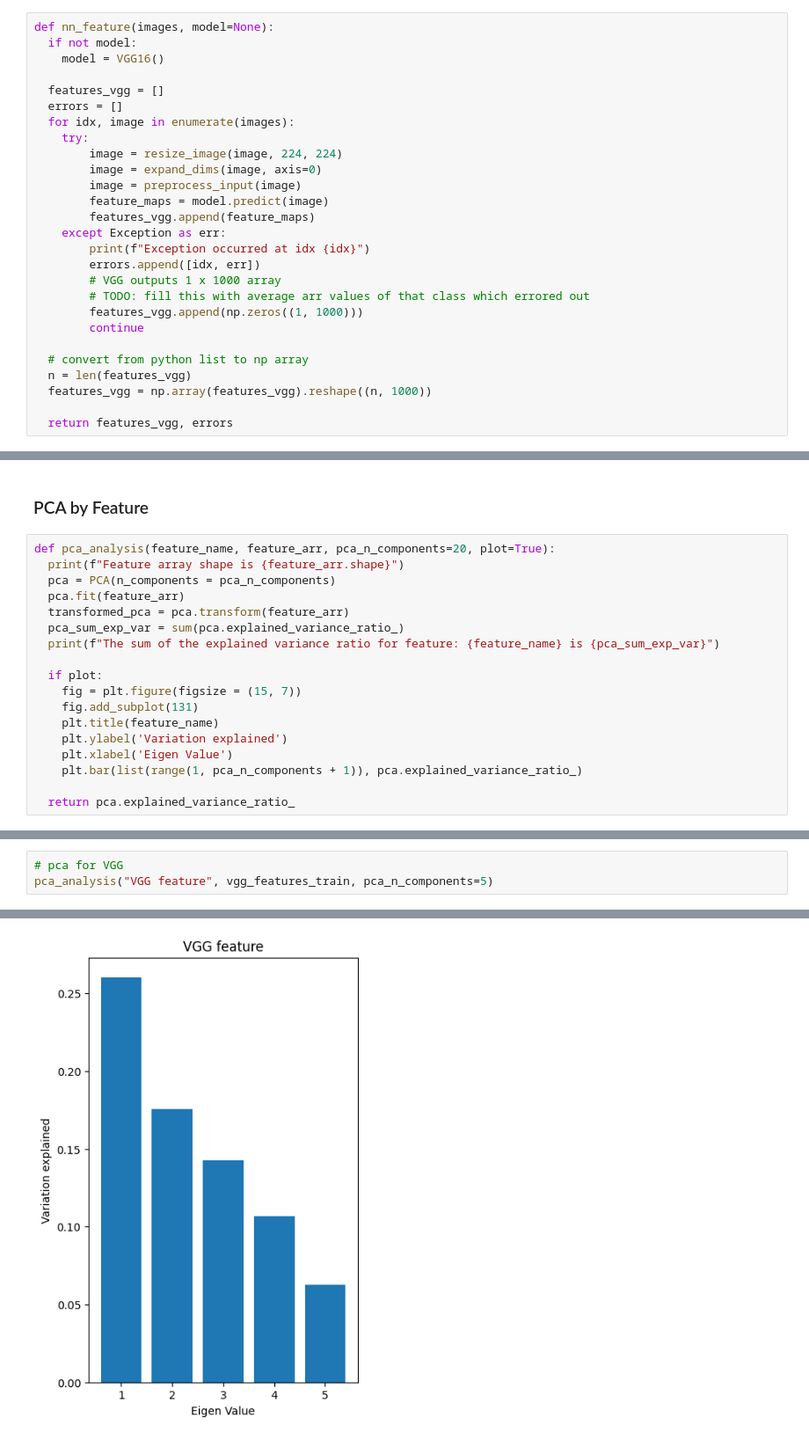
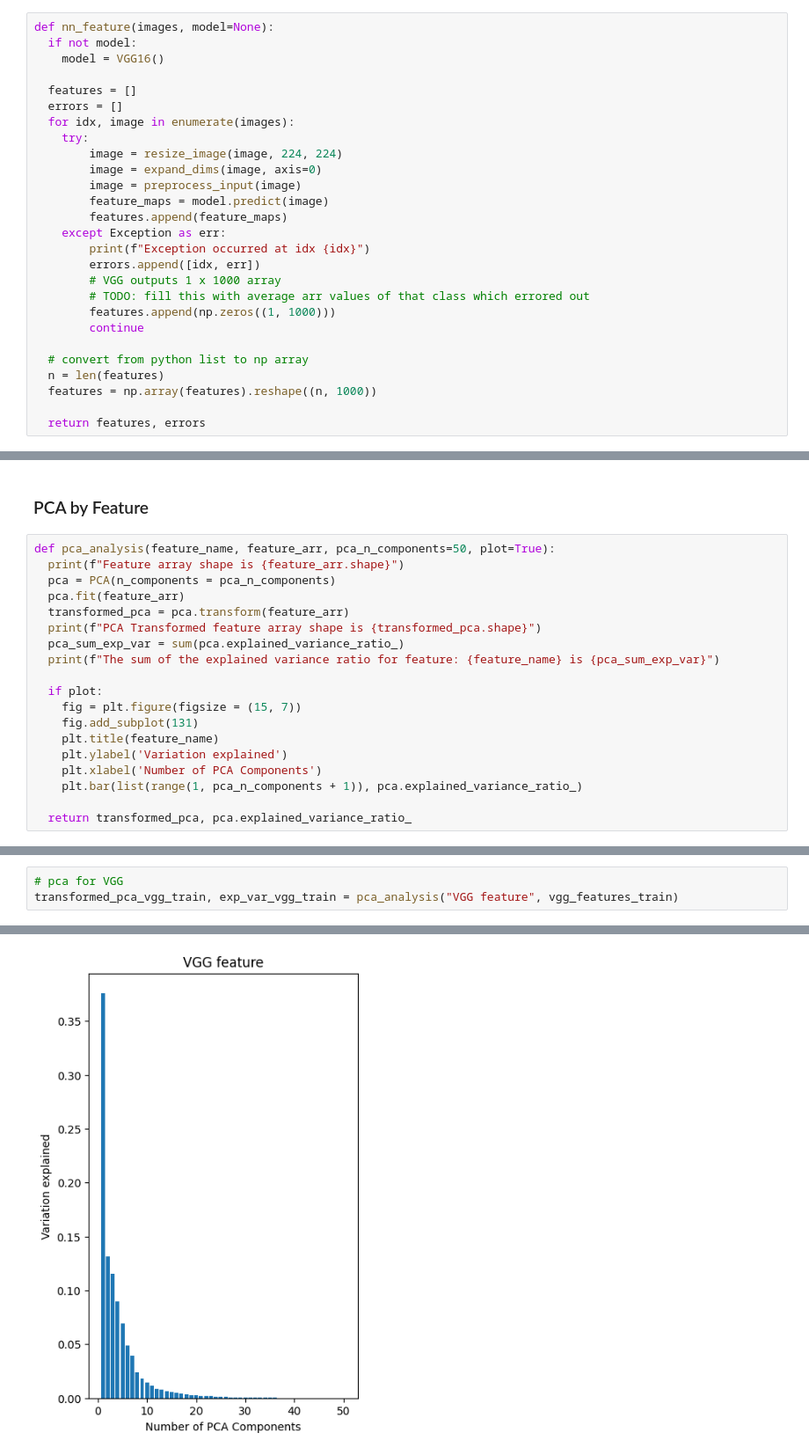
Before and after one commit to W281/W281-FashionClassification, a Jupyter notebook: Final_Project_W281.ipynb, the cells around one changed output, grey strips where cells are left out. Shown at 88% size. Drawn from its saved outputs; the diff is of its cells as text.

```diff
--- a/Final_Project_W281.ipynb
+++ b/Final_Project_W281.ipynb
@@ -521,7 +523,7 @@ def nn_feature(images, model=None):
   if not model:
     model = VGG16()
 
-  features_vgg = []
+  features = []
   errors = []
   for idx, image in enumerate(images):
     try:
@@ -529,20 +531,20 @@ def nn_feature(images, model=None):
         image = expand_dims(image, axis=0)
         image = preprocess_input(image)
         feature_maps = model.predict(image)
-        features_vgg.append(feature_maps)
+        features.append(feature_maps)
     except Exception as err:
         print(f"Exception occurred at idx {idx}")
         errors.append([idx, err])
         # VGG outputs 1 x 1000 array
         # TODO: fill this with average arr values of that class which errored out
-        features_vgg.append(np.zeros((1, 1000)))
+        features.append(np.zeros((1, 1000)))
         continue
 
   # convert from python list to np array
-  n = len(features_vgg)
-  features_vgg = np.array(features_vgg).reshape((n, 1000))
+  n = len(features)
+  features = np.array(features).reshape((n, 1000))
 
-  return features_vgg, errors
+  return features, errors
 # %%
 vgg_features_sample, vgg_error_idx_sample = nn_feature(sample_df['image'])
 assert len(vgg_features_sample) == len(sample_df)
@@ -858,11 +991,12 @@ print(v.shape)
 # %% [markdown]
 ### PCA by Feature
 # %%
-def pca_analysis(feature_name, feature_arr, pca_n_components=20, plot=True):
+def pca_analysis(feature_name, feature_arr, pca_n_components=50, plot=True):
   print(f"Feature array shape is {feature_arr.shape}")
   pca = PCA(n_components = pca_n_components)
   pca.fit(feature_arr)
   transformed_pca = pca.transform(feature_arr)
+  print(f"PCA Transformed feature array shape is {transformed_pca.shape}")
   pca_sum_exp_var = sum(pca.explained_variance_ratio_)
   print(f"The sum of the explained variance ratio for feature: {feature_name} is {pca_sum_exp_var}")
 
@@ -871,7 +1005,7 @@ def pca_analysis(feature_name, feature_arr, pca_n_components=20, plot=True):
     fig.add_subplot(131)
     plt.title(feature_name)
     plt.ylabel('Variation explained')
-    plt.xlabel('Eigen Value')
+    plt.xlabel('Number of PCA Components')
     plt.bar(list(range(1, pca_n_components + 1)), pca.explained_variance_ratio_)
 
-  return pca.explained_variance_ratio_
+  return transformed_pca, pca.explained_variance_ratio_
@@ -887,5 +1022,5 @@ array([0.21540598, 0.10124495, 0.05330816, 0.03643894, 0.02276732,
 # %%
 # pca for VGG
-pca_analysis("VGG feature", vgg_features_train, pca_n_components=5)
+transformed_pca_vgg_train, exp_var_vgg_train = pca_analysis("VGG feature", vgg_features_train)
 # %% [output]
 Feature array shape is (50, 1000)
@@ -895,3 +1029,3 @@ array([0.26001078, 0.17568767, 0.14262633, 0.10663769, 0.0625049 ],
-[figure, old version]
+[figure, new version]
 # %%
 # pca for ResNet101
```
Also changed, not shown: parts of 58 cells of this notebook.
